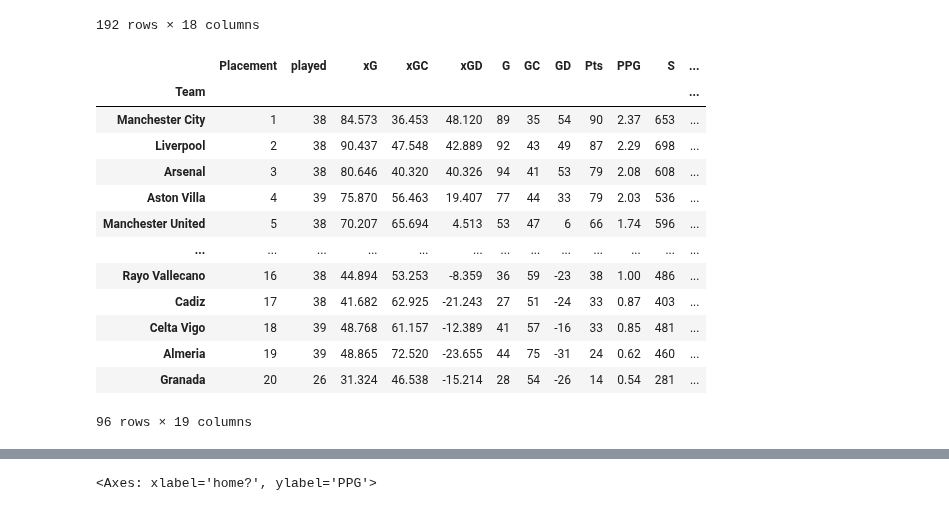
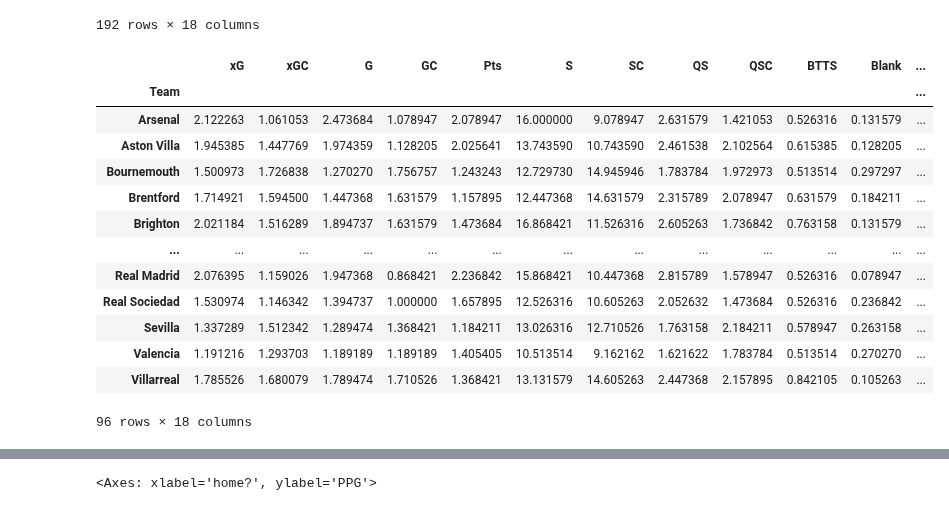
Before and after one commit to rpenn97/score_prediction_tool, a Jupyter notebook: EDA_DF/EDA.ipynb, the cells around one changed output, grey strips where cells are left out. Drawn from its saved outputs; the diff is of its cells as text; code cells hidden in the pictures.

```diff
--- a/EDA_DF/EDA.ipynb
+++ b/EDA_DF/EDA.ipynb
@@ -172,46 +172,41 @@ ov_ha_table
 # %%
 def overall_table(df):
     # new df
     df_table = df.groupby("Team").agg({'played':'sum', 'xG':'sum', 'xGC':'sum','G':'sum', 'GC':'sum', 'Pts':'sum',
                                              'S':'sum', 'SC':'sum', 'QS': 'sum','QSC':'sum',
                                              'BTTS':'sum', 'Blank':'sum', 'CS':'sum','first_goal':'sum','first_conc':'sum'})
     df_table = df_table.apply(pd.to_numeric)
-    df_table['GD'] = df_table['G'] - df_table['GC']
-    df_table['xGD'] = df_table['xG'] - df_table['xGC']
-    df_table['PPG'] = round(df_table['Pts'] / df_table['played'],2)
-    df_table['BTTS_d'] = round(df_table['BTTS'] / df_table['played'],2)
-    df_table['Blank_d'] = round(df_table['Blank'] / df_table['played'],2)
-    df_table['CS_d'] = round(df_table['CS'] / df_table['played'],2)
-    df_table['FG_d'] = round(df_table['first_goal'] / df_table['played'],2)
-    df_table['FC_d'] = round(df_table['first_conc'] / df_table['played'],2)
     df_table = df_table[~(df_table['played'] <= 20)]
-    df_table = df_table[['played','xG','xGC','xGD','G','GC','GD','Pts','PPG','S','SC','QS','QSC','BTTS_d','Blank_d','CS_d','FG_d','FC_d']]
-    df_table = df_table.sort_values('PPG', ascending=False)
-    df_table.insert(0,'Placement',range(1, 1+ len(df_table)))
+    df_table['clinical'] = df_table['G']-df_table['xG']
+    df_table['keeper'] = df_table['GC']-df_table['xGC']
+    df_table['GD'] = df_table['G']-df_table['GC']
+    df_table['xGD'] = df_table['xG']-df_table['xGC']
+    df_table = df_table.iloc[:,1:].div(df_table.played, axis=0)
 
     return df_table
 
 eng_ov_table = overall_table(eng_df)
 fra_ov_table = overall_table(fra_df)
 ger_ov_table = overall_table(ger_df)
 ita_ov_table = overall_table(ita_df)
 spa_ov_table = overall_table(spa_df)
+eng_ov_table
 
 league_list = [eng_ov_table, fra_ov_table, ger_ov_table, ita_ov_table, spa_ov_table]
 ov_table = pd.concat(league_list)
 ov_table
 # %% [output]
-|  | Placement | played | xG | xGC | xGD | G | GC | GD | Pts | PPG | S | ... |
+|  | xG | xGC | G | GC | Pts | S | SC | QS | QSC | BTTS | Blank | ... |
 | Team |  |  |  |  |  |  |  |  |  |  |  | ... |
-| Manchester City | 1 | 38 | 84.573 | 36.453 | 48.120 | 89 | 35 | 54 | 90 | 2.37 | 653 | ... |
-| Liverpool | 2 | 38 | 90.437 | 47.548 | 42.889 | 92 | 43 | 49 | 87 | 2.29 | 698 | ... |
-| Arsenal | 3 | 38 | 80.646 | 40.320 | 40.326 | 94 | 41 | 53 | 79 | 2.08 | 608 | ... |
-| Aston Villa | 4 | 39 | 75.870 | 56.463 | 19.407 | 77 | 44 | 33 | 79 | 2.03 | 536 | ... |
-| Manchester United | 5 | 38 | 70.207 | 65.694 | 4.513 | 53 | 47 | 6 | 66 | 1.74 | 596 | ... |
+| Arsenal | 2.122263 | 1.061053 | 2.473684 | 1.078947 | 2.078947 | 16.000000 | 9.078947 | 2.631579 | 1.421053 | 0.526316 | 0.131579 | ... |
+| Aston Villa | 1.945385 | 1.447769 | 1.974359 | 1.128205 | 2.025641 | 13.743590 | 10.743590 | 2.461538 | 2.102564 | 0.615385 | 0.128205 | ... |
+| Bournemouth | 1.500973 | 1.726838 | 1.270270 | 1.756757 | 1.243243 | 12.729730 | 14.945946 | 1.783784 | 1.972973 | 0.513514 | 0.297297 | ... |
+| Brentford | 1.714921 | 1.594500 | 1.447368 | 1.631579 | 1.157895 | 12.447368 | 14.631579 | 2.315789 | 2.078947 | 0.631579 | 0.184211 | ... |
+| Brighton | 2.021184 | 1.516289 | 1.894737 | 1.631579 | 1.473684 | 16.868421 | 11.526316 | 2.605263 | 1.736842 | 0.763158 | 0.131579 | ... |
 | ... | ... | ... | ... | ... | ... | ... | ... | ... | ... | ... | ... | ... |
-| Rayo Vallecano | 16 | 38 | 44.894 | 53.253 | -8.359 | 36 | 59 | -23 | 38 | 1.00 | 486 | ... |
-| Cadiz | 17 | 38 | 41.682 | 62.925 | -21.243 | 27 | 51 | -24 | 33 | 0.87 | 403 | ... |
-| Celta Vigo | 18 | 39 | 48.768 | 61.157 | -12.389 | 41 | 57 | -16 | 33 | 0.85 | 481 | ... |
-| Almeria | 19 | 39 | 48.865 | 72.520 | -23.655 | 44 | 75 | -31 | 24 | 0.62 | 460 | ... |
-| Granada | 20 | 26 | 31.324 | 46.538 | -15.214 | 28 | 54 | -26 | 14 | 0.54 | 281 | ... |
+| Real Madrid | 2.076395 | 1.159026 | 1.947368 | 0.868421 | 2.236842 | 15.868421 | 10.447368 | 2.815789 | 1.578947 | 0.526316 | 0.078947 | ... |
+| Real Sociedad | 1.530974 | 1.146342 | 1.394737 | 1.000000 | 1.657895 | 12.526316 | 10.605263 | 2.052632 | 1.473684 | 0.526316 | 0.236842 | ... |
+| Sevilla | 1.337289 | 1.512342 | 1.289474 | 1.368421 | 1.184211 | 13.026316 | 12.710526 | 1.763158 | 2.184211 | 0.578947 | 0.263158 | ... |
+| Valencia | 1.191216 | 1.293703 | 1.189189 | 1.189189 | 1.405405 | 10.513514 | 9.162162 | 1.621622 | 1.783784 | 0.513514 | 0.270270 | ... |
+| Villarreal | 1.785526 | 1.680079 | 1.789474 | 1.710526 | 1.368421 | 13.131579 | 14.605263 | 2.447368 | 2.157895 | 0.842105 | 0.105263 | ... |
-96 rows × 19 columns
+96 rows × 18 columns
```
Also changed, not shown: parts of 17 cells of this notebook, 7 other files.
